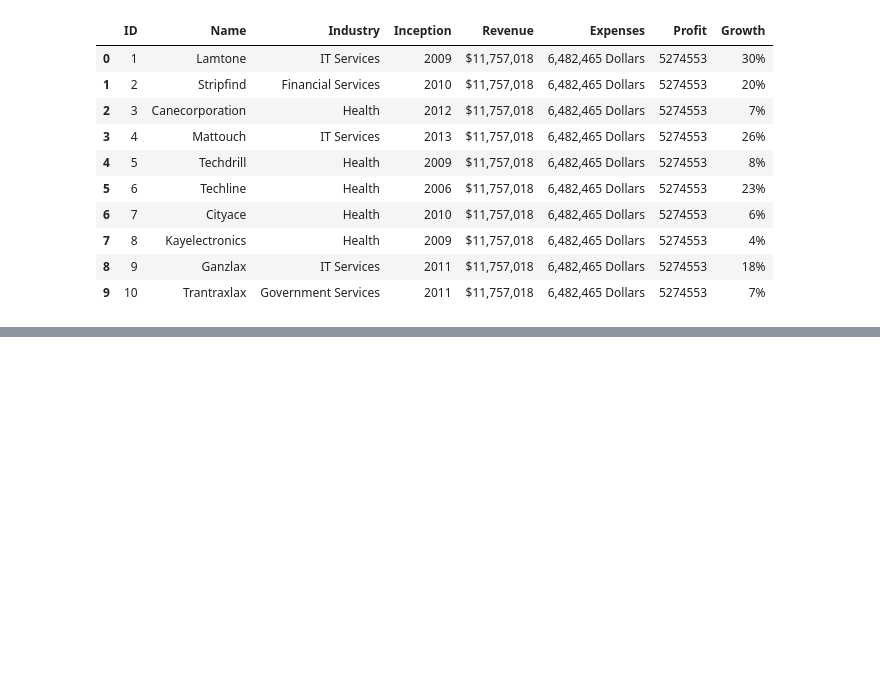
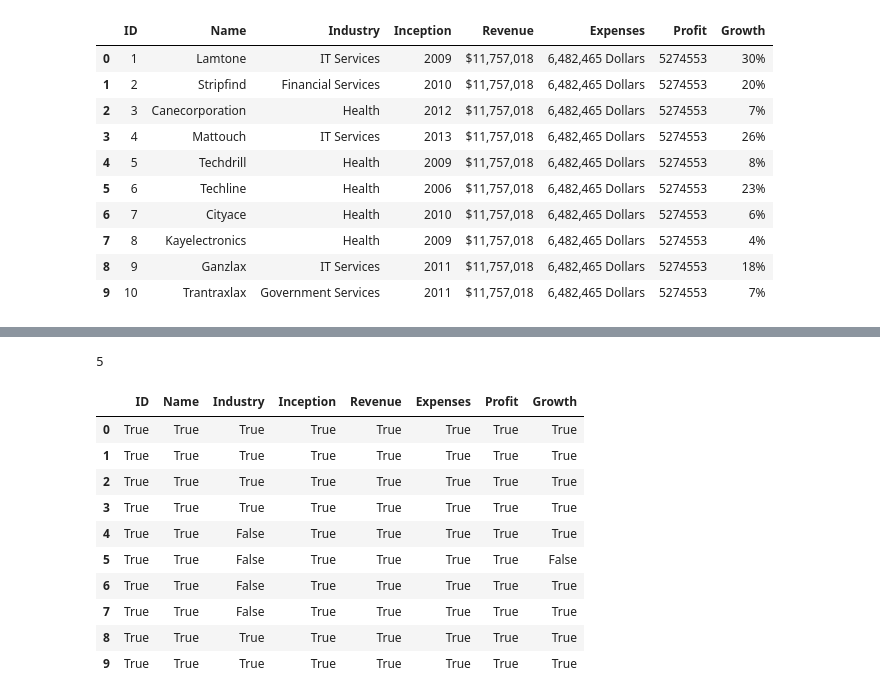
Before and after one commit to Shantonu-Acharjee/All-Gide-Bank, a Jupyter notebook: ARTIFICIAL_INTELLIGENCE_Gide_Bank/MACHINE_LEARNING_GIDE_BANK/PANDAS/Pandas_Gide.ipynb, the cells around one changed output, grey strips where cells are left out. Cells and saved outputs as stored; diff of their text form; code cells hidden in the pictures; blank space fills up the shorter version.

```diff
--- a/ARTIFICIAL_INTELLIGENCE_Gide_Bank/MACHINE_LEARNING_GIDE_BANK/PANDAS/Pandas_Gide.ipynb
+++ b/ARTIFICIAL_INTELLIGENCE_Gide_Bank/MACHINE_LEARNING_GIDE_BANK/PANDAS/Pandas_Gide.ipynb
@@ -1016,0 +1060,18 @@ df
+# %%
+df.isnull().sum().sum() # To show total null valu
+# %% [output]
+5
+# %%
+df.notnull()
+# %% [output]
+|  | ID | Name | Industry | Inception | Revenue | Expenses | Profit | Growth |
+| 0 | True | True | True | True | True | True | True | True |
+| 1 | True | True | True | True | True | True | True | True |
+| 2 | True | True | True | True | True | True | True | True |
+| 3 | True | True | True | True | True | True | True | True |
+| 4 | True | True | False | True | True | True | True | True |
+| 5 | True | True | False | True | True | True | True | False |
+| 6 | True | True | False | True | True | True | True | True |
+| 7 | True | True | False | True | True | True | True | True |
+| 8 | True | True | True | True | True | True | True | True |
+| 9 | True | True | True | True | True | True | True | True |
```
Also changed, not shown: parts of 13 cells of this notebook.
